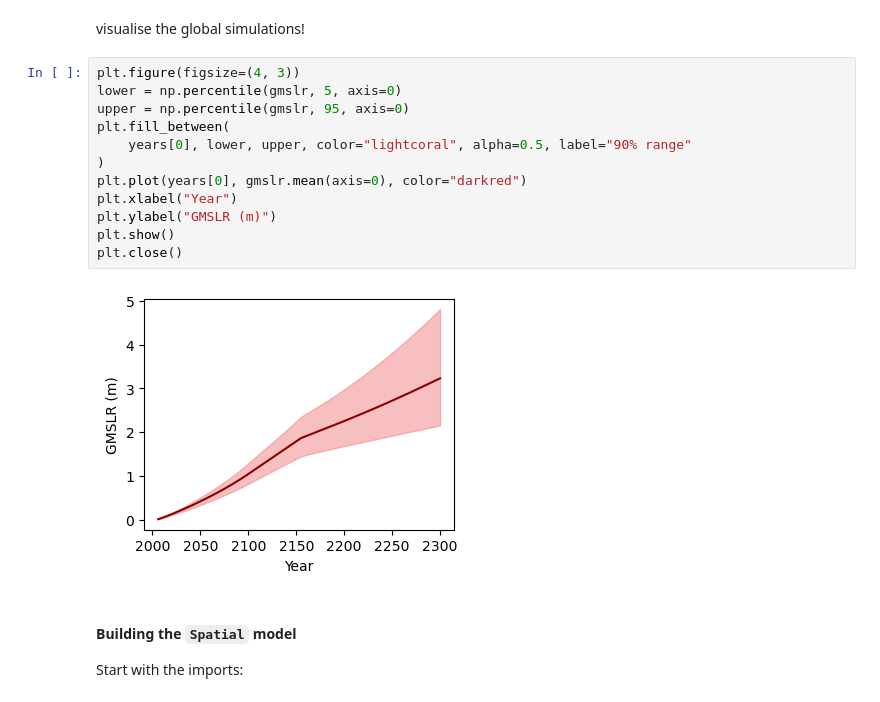
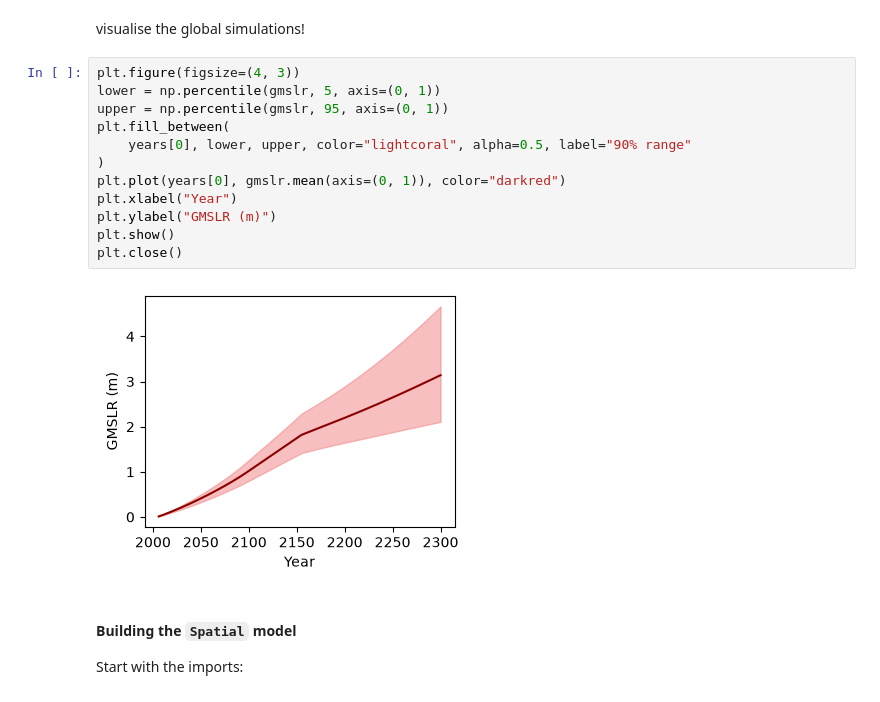
Before and after one commit to MetOffice/ProFSea-tool, a Jupyter notebook: profsea/tutorial_notebooks/worked_example.ipynb, the cells around one changed output. Saved outputs shown, nothing was run; the diff lists cells and outputs as text.

```diff
--- a/profsea/tutorial_notebooks/worked_example.ipynb
+++ b/profsea/tutorial_notebooks/worked_example.ipynb
@@ -105,18 +105,18 @@ gmslr = global_model.results["total_gmslr"]
 visualise the global simulations!
 # %%
 plt.figure(figsize=(4, 3))
-lower = np.percentile(gmslr, 5, axis=0)
-upper = np.percentile(gmslr, 95, axis=0)
+lower = np.percentile(gmslr, 5, axis=(0, 1))
+upper = np.percentile(gmslr, 95, axis=(0, 1))
 plt.fill_between(
     years[0], lower, upper, color="lightcoral", alpha=0.5, label="90% range"
 )
-plt.plot(years[0], gmslr.mean(axis=0), color="darkred")
+plt.plot(years[0], gmslr.mean(axis=(0, 1)), color="darkred")
 plt.xlabel("Year")
 plt.ylabel("GMSLR (m)")
 plt.show()
 plt.close()
 # %% [output]
-[figure, old version]
+[figure, new version]
 # %% [markdown]
 #### Building the `Spatial` model
 
```
Also changed, not shown: parts of 6 cells of this notebook, 5 other files.
